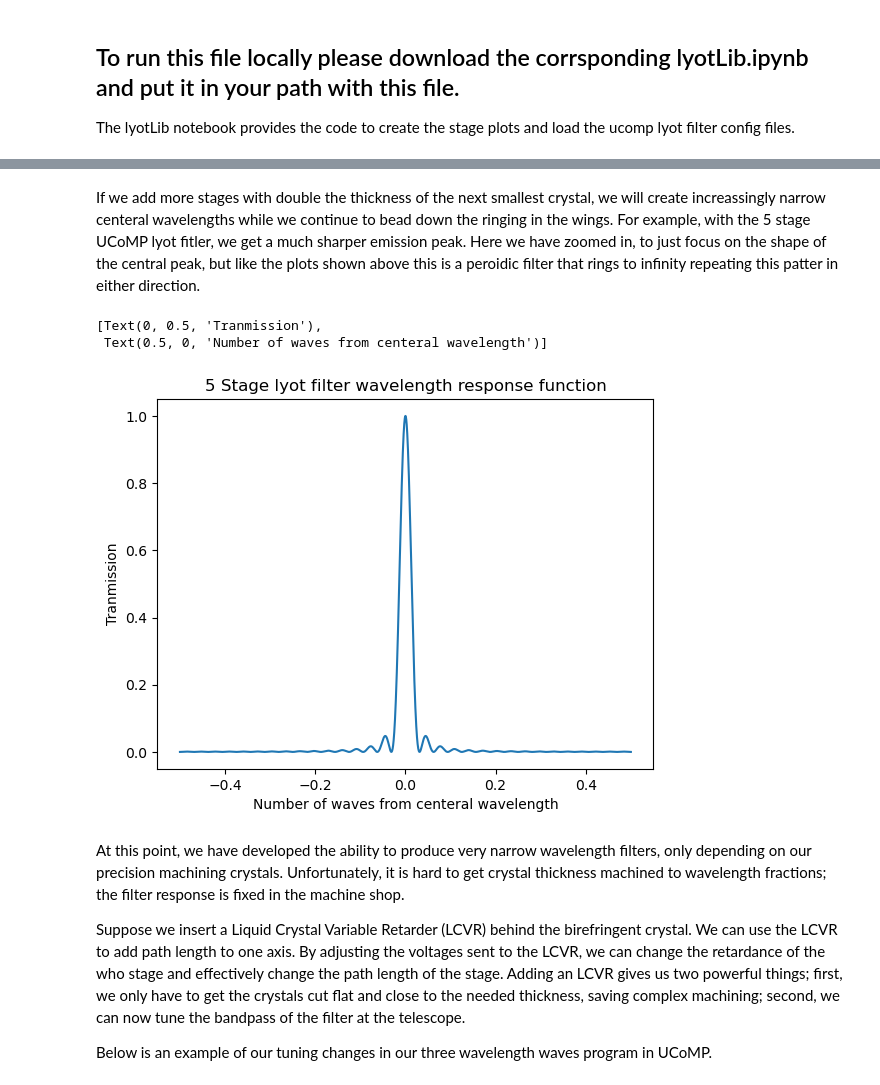
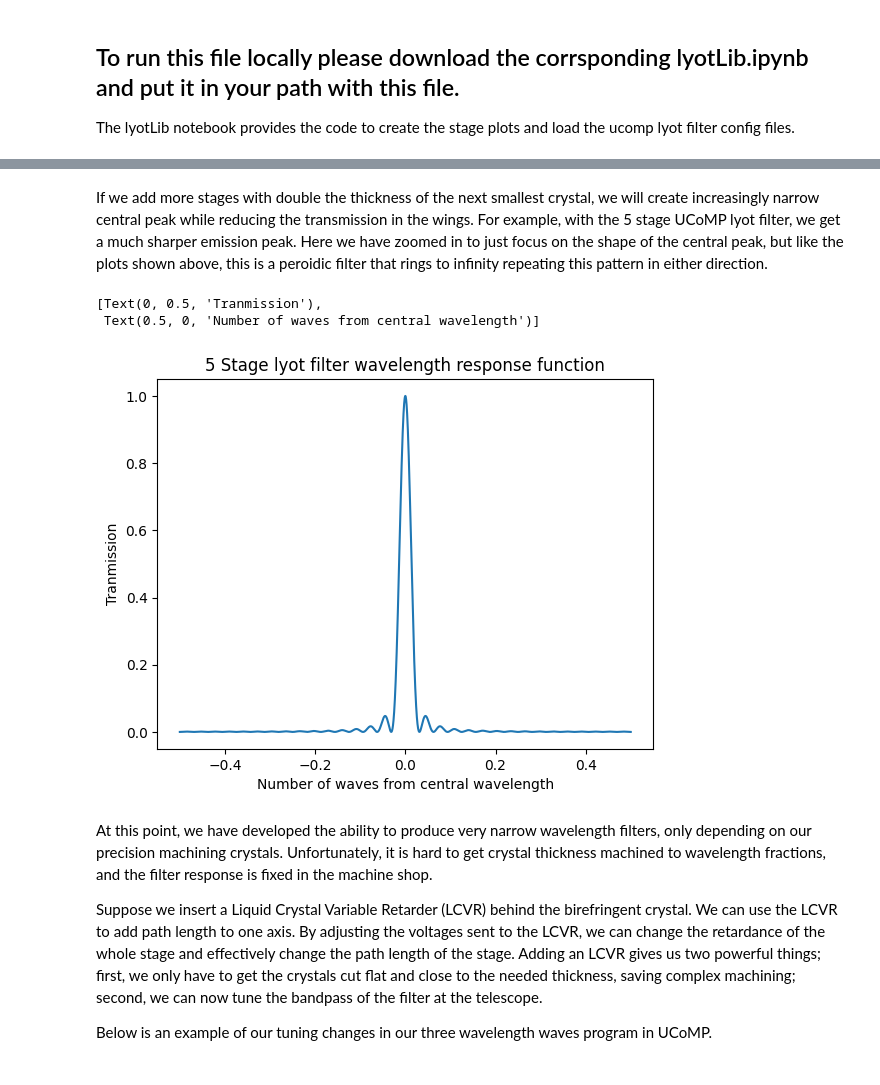
Before and after one commit to NCAR/ucomp-configuration, a Jupyter notebook: Docs/UCoMP Lyot primmer.ipynb, the cells around one changed output, grey strips where cells are left out. Saved outputs shown, nothing was run; the diff lists cells and outputs as text; code cells hidden in the pictures.

```diff
--- a/Docs/UCoMP Lyot primmer.ipynb
+++ b/Docs/UCoMP Lyot primmer.ipynb
@@ -61,19 +61,19 @@ ax.set(ylabel="Tranmission",xlabel="Number of waves from centeral wavelength")
 # %% [markdown]
-If we add more stages with double the thickness of the next smallest crystal, we will create increassingly narrow centeral wavelengths while we continue to bead down the ringing in the wings.  For example, with the 5 stage UCoMP lyot fitler, we get a much sharper emission peak.  Here we have zoomed in, to just focus on the shape of the central peak, but like the plots shown above this is a peroidic filter that rings to infinity repeating this patter in either direction.
+If we add more stages with double the thickness of the next smallest crystal, we will create increasingly narrow central peak while reducing the transmission in the wings.  For example, with the 5 stage UCoMP lyot filter, we get a much sharper emission peak.  Here we have zoomed in to just focus on the shape of the central peak, but like the plots shown above, this is a peroidic filter that rings to infinity repeating this pattern in either direction.
 # %%
 
 fig, ax = plt.subplots()
 ax.plot(*createStages(stages=5))
 ax.set_title('5 Stage lyot filter wavelength response function')
-ax.set(ylabel="Tranmission",xlabel="Number of waves from centeral wavelength")
+ax.set(ylabel="Tranmission",xlabel="Number of waves from central wavelength")
 # %% [output]
 [Text(0, 0.5, 'Tranmission'),
- Text(0.5, 0, 'Number of waves from centeral wavelength')]
+ Text(0.5, 0, 'Number of waves from central wavelength')]
-[figure, old version]
+[figure, new version]
 # %% [markdown]
-At this point, we have developed the ability to produce very narrow wavelength filters, only depending on our precision machining crystals. Unfortunately, it is hard to get crystal thickness machined to wavelength fractions; the filter response is fixed in the machine shop.
+At this point, we have developed the ability to produce very narrow wavelength filters, only depending on our precision machining crystals. Unfortunately, it is hard to get crystal thickness machined to wavelength fractions, and the filter response is fixed in the machine shop.
 
-Suppose we insert a Liquid Crystal Variable Retarder (LCVR) behind the birefringent crystal.  We can use the LCVR to add path length to one axis.  By adjusting the voltages sent to the LCVR, we can change the retardance of the who stage and effectively change the path length of the stage.    Adding an LCVR gives us two powerful things; first, we only have to get the crystals cut flat and close to the needed thickness, saving complex machining; second, we can now tune the bandpass of the filter at the telescope.
+Suppose we insert a Liquid Crystal Variable Retarder (LCVR) behind the birefringent crystal.  We can use the LCVR to add path length to one axis.  By adjusting the voltages sent to the LCVR, we can change the retardance of the whole stage and effectively change the path length of the stage.    Adding an LCVR gives us two powerful things; first, we only have to get the crystals cut flat and close to the needed thickness, saving complex machining; second, we can now tune the bandpass of the filter at the telescope.
 
 Below is an example of our tuning changes in our three wavelength waves program in UCoMP.
 # %%
```
Also changed, not shown: parts of 11 cells of this notebook, 1 other file.
